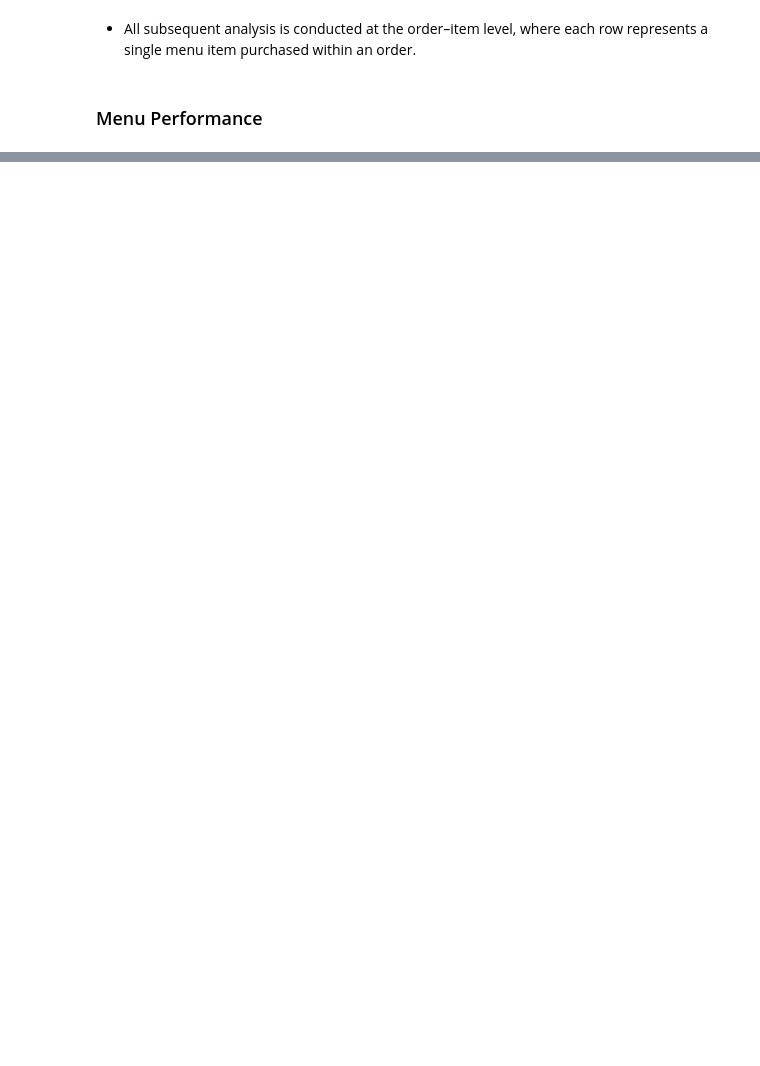
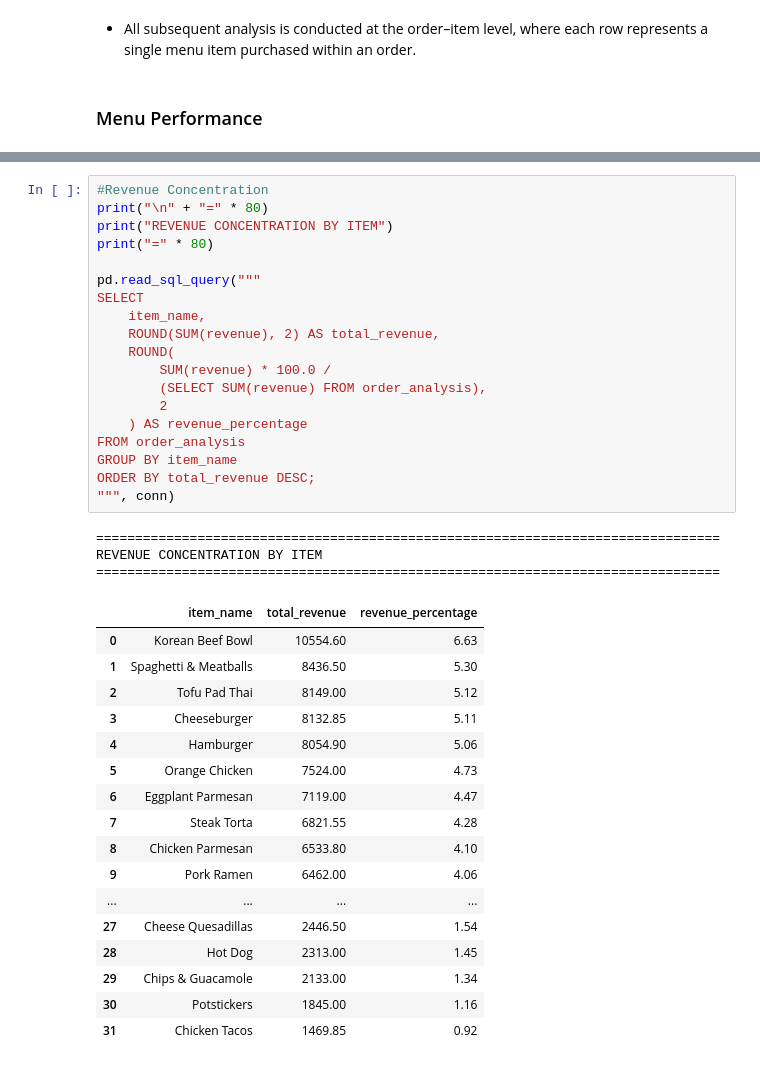
Before and after one commit to DonnahM/Restaurant_analytics-, a Jupyter notebook: restaurant_operations_analysis.ipynb, the cells around one changed output, grey strips where cells are left out. Drawn from its saved outputs; the diff is of its cells as text; blank space fills up the shorter version.

```diff
--- a/restaurant_operations_analysis.ipynb
+++ b/restaurant_operations_analysis.ipynb
@@ -357 +465,41 @@ Records with revenue calculated: 12,097
+# %%
+#Revenue Concentration
+print("\n" + "=" * 80)
+print("REVENUE CONCENTRATION BY ITEM")
+print("=" * 80)
+
+pd.read_sql_query("""
+SELECT
+    item_name,
+    ROUND(SUM(revenue), 2) AS total_revenue,
+    ROUND(
+        SUM(revenue) * 100.0 /
+        (SELECT SUM(revenue) FROM order_analysis),
+        2
+    ) AS revenue_percentage
+FROM order_analysis
+GROUP BY item_name
+ORDER BY total_revenue DESC;
+""", conn)
+# %% [output]
+================================================================================
+REVENUE CONCENTRATION BY ITEM
+================================================================================
+|  | item_name | total_revenue | revenue_percentage |
+| 0 | Korean Beef Bowl | 10554.60 | 6.63 |
+| 1 | Spaghetti & Meatballs | 8436.50 | 5.30 |
+| 2 | Tofu Pad Thai | 8149.00 | 5.12 |
+| 3 | Cheeseburger | 8132.85 | 5.11 |
+| 4 | Hamburger | 8054.90 | 5.06 |
+| 5 | Orange Chicken | 7524.00 | 4.73 |
+| 6 | Eggplant Parmesan | 7119.00 | 4.47 |
+| 7 | Steak Torta | 6821.55 | 4.28 |
+| 8 | Chicken Parmesan | 6533.80 | 4.10 |
+| 9 | Pork Ramen | 6462.00 | 4.06 |
+| ... | ... | ... | ... |
+| 27 | Cheese Quesadillas | 2446.50 | 1.54 |
+| 28 | Hot Dog | 2313.00 | 1.45 |
+| 29 | Chips & Guacamole | 2133.00 | 1.34 |
+| 30 | Potstickers | 1845.00 | 1.16 |
+| 31 | Chicken Tacos | 1469.85 | 0.92 |
 # %%
```
Also changed, not shown: parts of 21 cells of this notebook, 1 other file.
